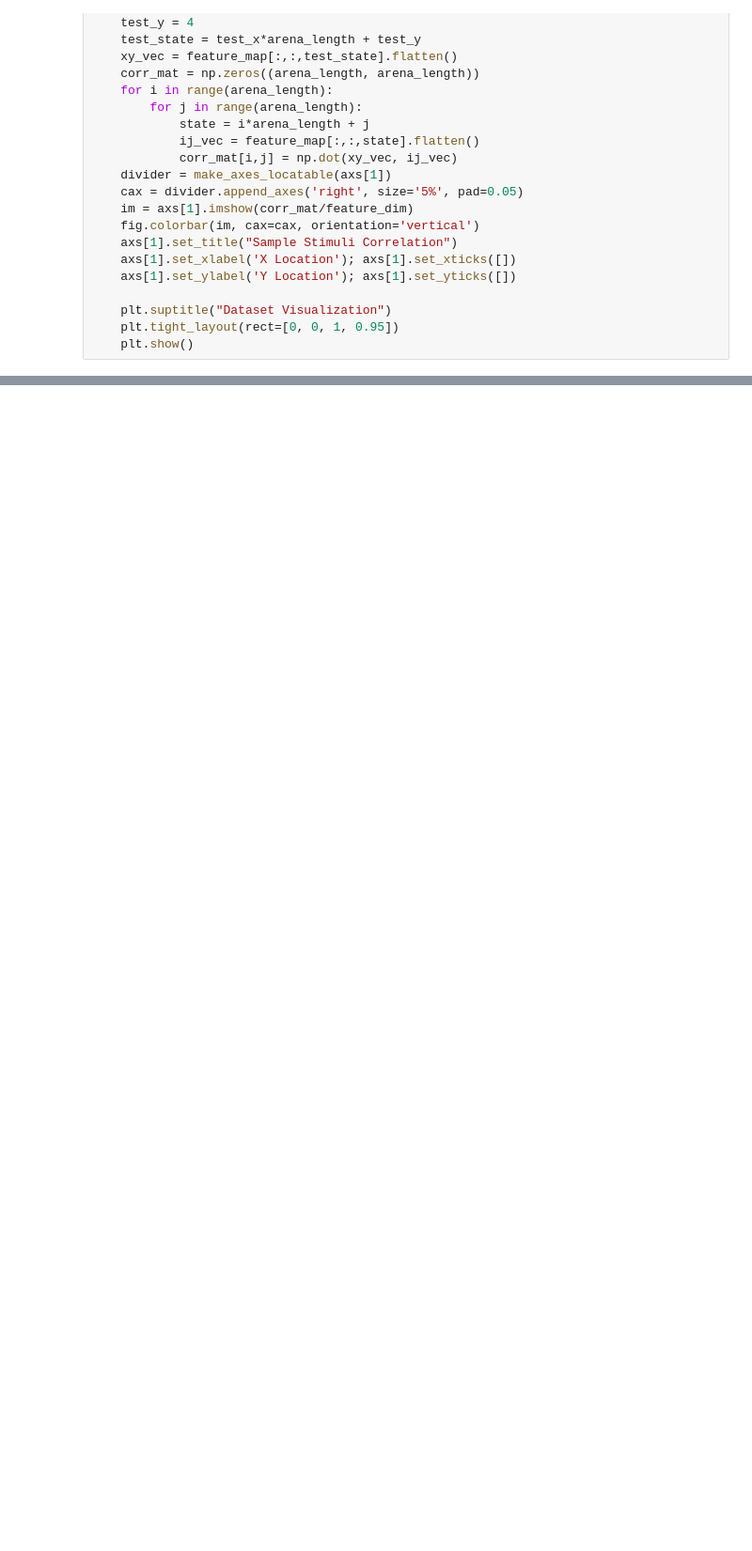
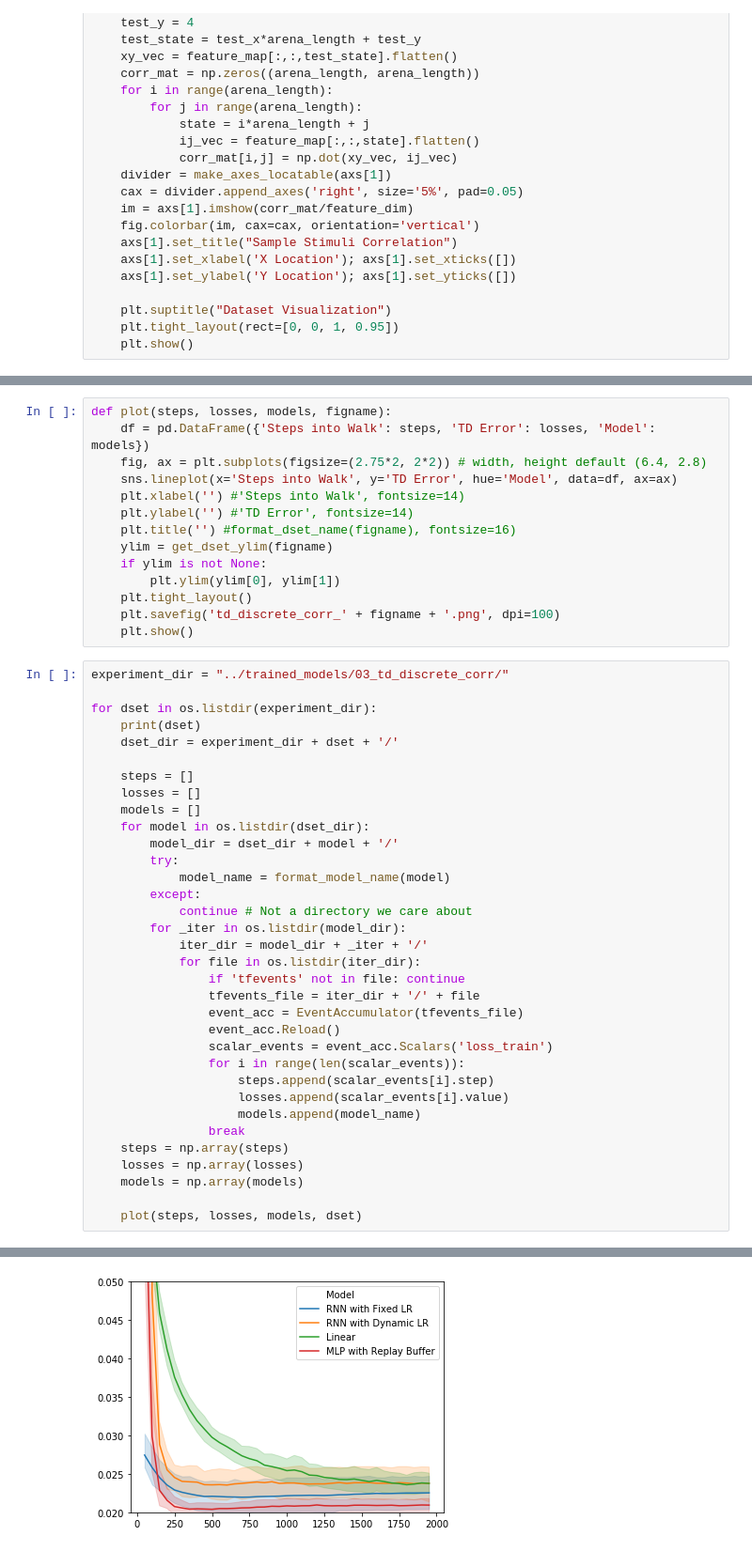
Before and after one commit to chingf/sr-project, a Jupyter notebook: notebooks/11-td-discrete-corr.ipynb, the cells around one changed output, grey strips where cells are left out. Shown at 94% size. Drawn from its saved outputs; the diff is of its cells as text; blank space fills up the shorter version.

```diff
--- a/notebooks/11-td-discrete-corr.ipynb
+++ b/notebooks/11-td-discrete-corr.ipynb
@@ -124,0 +149,49 @@ visualize_dset(dset, None)
+# %%
+def plot(steps, losses, models, figname):
+    df = pd.DataFrame({'Steps into Walk': steps, 'TD Error': losses, 'Model': models})
+    fig, ax = plt.subplots(figsize=(2.75*2, 2*2)) # width, height default (6.4, 2.8)
+    sns.lineplot(x='Steps into Walk', y='TD Error', hue='Model', data=df, ax=ax)
+    plt.xlabel('') #'Steps into Walk', fontsize=14)
+    plt.ylabel('') #'TD Error', fontsize=14)
+    plt.title('') #format_dset_name(figname), fontsize=16)
+    ylim = get_dset_ylim(figname)
+    if ylim is not None:
+        plt.ylim(ylim[0], ylim[1])
+    plt.tight_layout()
+    plt.savefig('td_discrete_corr_' + figname + '.png', dpi=100)
+    plt.show()
+# %%
+experiment_dir = "../trained_models/03_td_discrete_corr/"
+
+for dset in os.listdir(experiment_dir):
+    print(dset)
+    dset_dir = experiment_dir + dset + '/'
+
+    steps = []
+    losses = []
+    models = []
+    for model in os.listdir(dset_dir):
+        model_dir = dset_dir + model + '/'
+        try:
+            model_name = format_model_name(model)
+        except:
+            continue # Not a directory we care about
+        for _iter in os.listdir(model_dir):
+            iter_dir = model_dir + _iter + '/'
+            for file in os.listdir(iter_dir):
+                if 'tfevents' not in file: continue
+                tfevents_file = iter_dir + '/' + file
+                event_acc = EventAccumulator(tfevents_file)
+                event_acc.Reload()
+                scalar_events = event_acc.Scalars('loss_train')
+                for i in range(len(scalar_events)):
+                    steps.append(scalar_events[i].step)
+                    losses.append(scalar_events[i].value)
+                    models.append(model_name)
+                break
+    steps = np.array(steps)
+    losses = np.array(losses)
+    models = np.array(models)
+
+    plot(steps, losses, models, dset)
+# %% [output]
@@ -124,0 +199 @@ visualize_dset(dset, None)
+[figure, added]
```
Also changed, not shown: parts of 8 cells of this notebook, 1 other file.
